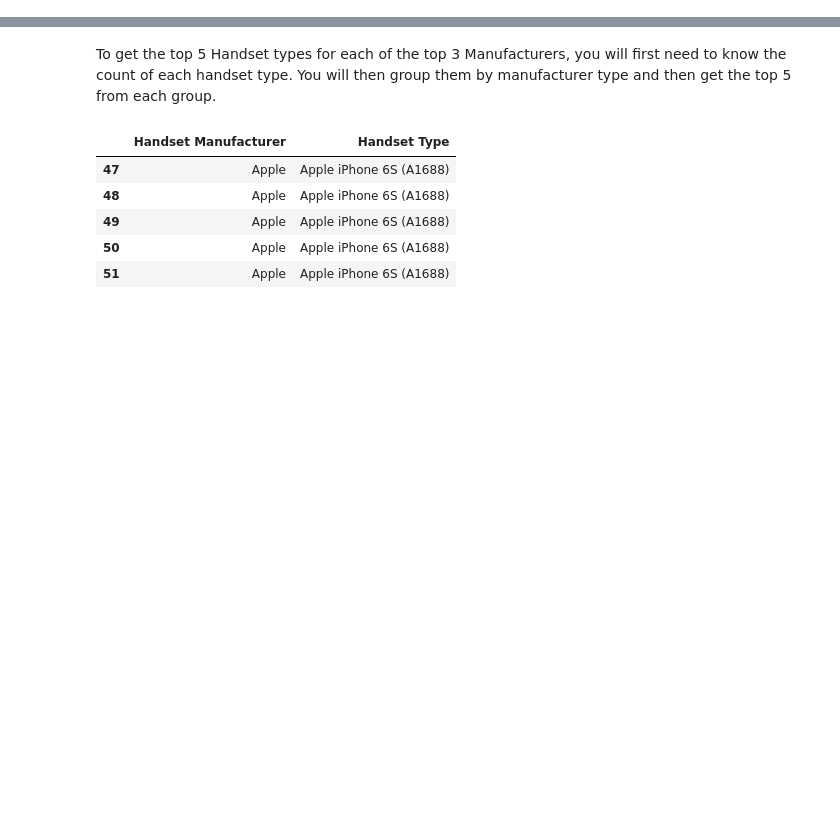
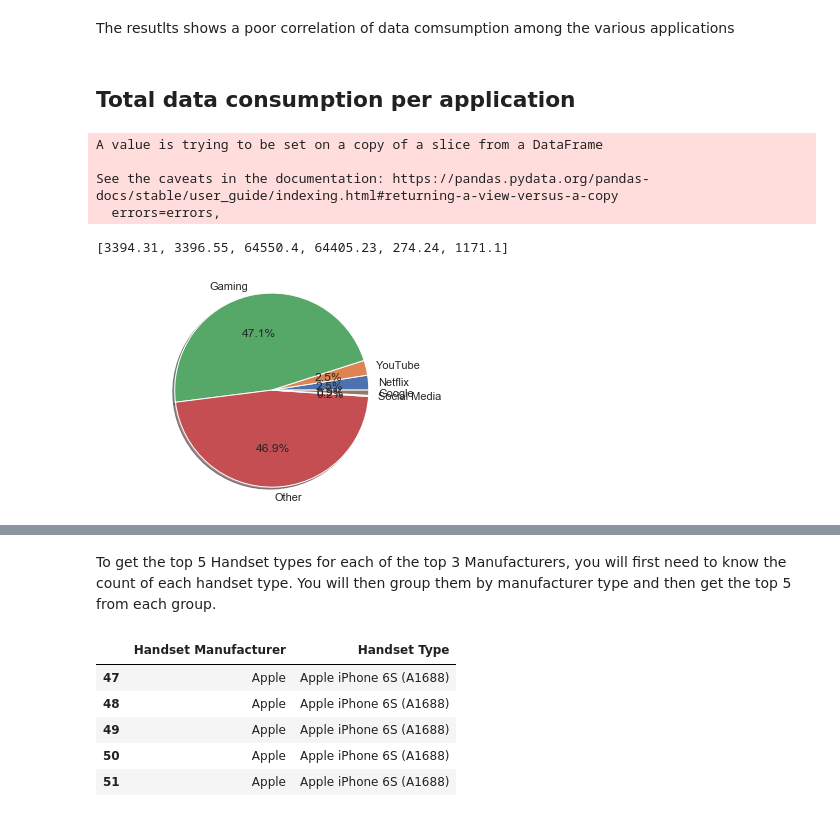
Before and after one commit to Ayebilla/DataScience_Learning, a Jupyter notebook: TenAcademy/week3/Interim-Sol_EDA.ipynb, the cells around one changed output, grey strips where cells are left out. Drawn from its saved outputs; the diff is of its cells as text; code cells hidden in the pictures; blank space fills up the shorter version.

```diff
--- a/TenAcademy/week3/Interim-Sol_EDA.ipynb
+++ b/TenAcademy/week3/Interim-Sol_EDA.ipynb
@@ -28,0 +17,9 @@ telcomdata.head(10)
+# %%
+telcomdata['Netflix'] = telcomdata['Netflix DL (Bytes)'] + telcomdata['Netflix UL (Bytes)']
+telcomdata['YouTube'] = telcomdata['Youtube DL (Bytes)'] + telcomdata['Youtube UL (Bytes)']
+telcomdata['Gaming'] = telcomdata['Gaming DL (Bytes)'] + telcomdata['Gaming UL (Bytes)']
+telcomdata['Other'] = telcomdata['Other DL (Bytes)'] + telcomdata['Other UL (Bytes)']
+telcomdata['Social Media'] = telcomdata['Social Media DL (Bytes)'] + telcomdata['Social Media UL (Bytes)']
+telcomdata['Google'] = telcomdata['Google DL (Bytes)'] + telcomdata['Google UL (Bytes)']
+telcomdata['Email'] = telcomdata['Email DL (Bytes)'] + telcomdata['Email DL (Bytes)']
+telcomdata['total'] = telcomdata['Total DL (Bytes)'] + telcomdata['Total UL (Bytes)']
@@ -28,0 +30,35 @@ telcomdata.head(10)
+# %%
+totals = telcomdata.iloc[:, 55:]
+totals.insert(0, 'MISI',telcomdata['IMSI'])
+#totals.head()
+# %% [markdown]
+The resutlts shows a poor correlation of data comsumption among the various applications
+# %% [markdown]
+## Total data consumption per application
+# %%
+dff = totals.copy()
+df= dff.sort_values(["total"], ascending = False)
+# %%
+dat = df.head(10)
+dat.rename(columns = {'MISI' : 'Customer_id'},inplace = True)
+# %% [output]
+A value is trying to be set on a copy of a slice from a DataFrame
+
+See the caveats in the documentation: https://pandas.pydata.org/pandas-docs/stable/user_guide/indexing.html#returning-a-view-versus-a-copy
+  errors=errors,
+# %%
+valu = []
+dlabels = ['Netflix', 'YouTube','Gaming','Other','Social Media','Google']
+for i in dlabels:
+    su = float('{0:.2f}'.format(dff[i].sum(axis = 0)*(1*10**-9)))
+    valu.append(su)
+valu
+# %% [output]
+[3394.31, 3396.55, 64550.4, 64405.23, 274.24, 1171.1]
+# %%
+fig1, ax1 = plt.subplots()
+ax1.pie(valu, labels=dlabels, autopct='%1.1f%%', shadow=True)
+ax1.axis('equal')
+plt.show()
+# %% [output]
+[figure, added]
```
Also changed, not shown: parts of 62 cells of this notebook.
